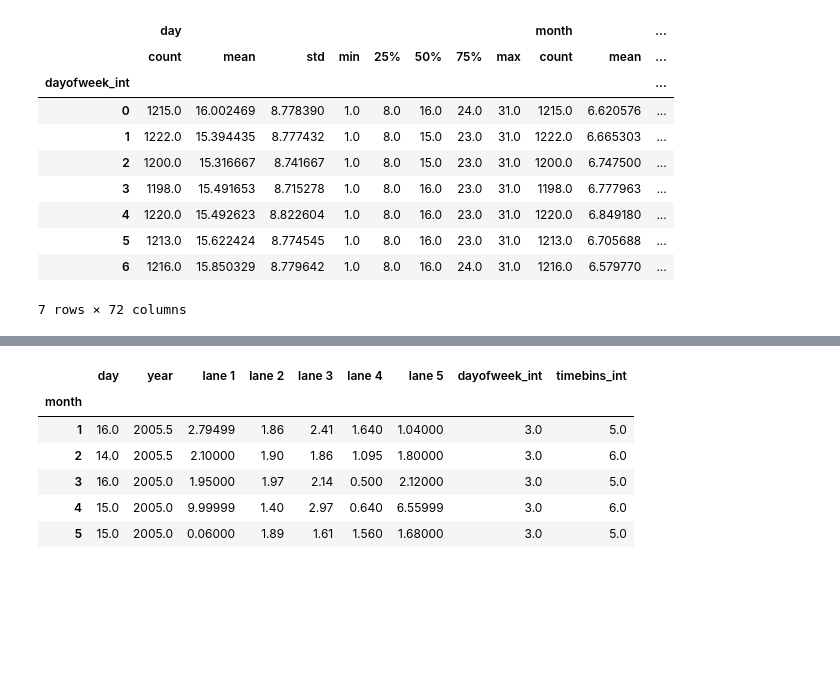
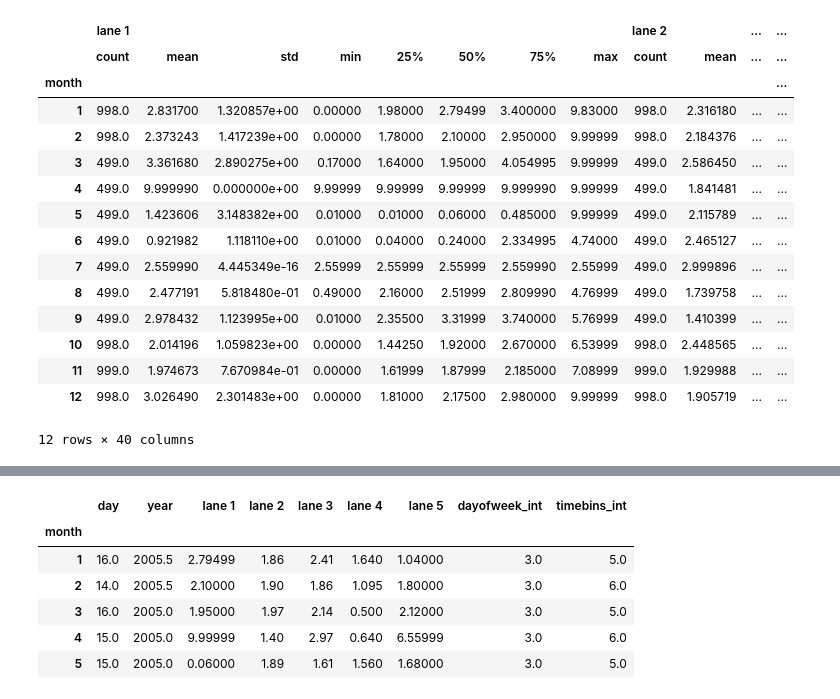
Before and after one commit to vishesh-sarinDXB/Dissolved_Oxygen_Analysis_Unsupervised, a Jupyter notebook: notebooks/do-rabee-pyf2-actual-consolidation-code.ipynb, the cells around one changed output, grey strips where cells are left out. Saved outputs shown, nothing was run; the diff lists cells and outputs as text; code cells hidden in the pictures; blank space fills up the shorter version.

```diff
--- a/notebooks/do-rabee-pyf2-actual-consolidation-code.ipynb
+++ b/notebooks/do-rabee-pyf2-actual-consolidation-code.ipynb
@@ -174,16 +23,19 @@ do_data_mtb = do_data.groupby(['month', 'timebins_int'])
 # %%
-do_data_month.describe().drop(columns = ['day', 'year', 'dayofweek_int', 'timebins_int']).to_csv('test')
+# do_data_month.describe().drop(columns = ['year', 'day', 'dayofweek_int', 'timebins_int']).to_csv()
+# %% [output]
+|  | lane 1 |  |  |  |  |  |  |  | lane 2 |  | ... | ... |
+|  | count | mean | std | min | 25% | 50% | 75% | max | count | mean | ... | ... |
+| month |  |  |  |  |  |  |  |  |  |  |  | ... |
+| 1 | 998.0 | 2.831700 | 1.320857e+00 | 0.00000 | 1.98000 | 2.79499 | 3.400000 | 9.83000 | 998.0 | 2.316180 | ... | ... |
+| 2 | 998.0 | 2.373243 | 1.417239e+00 | 0.00000 | 1.78000 | 2.10000 | 2.950000 | 9.99999 | 998.0 | 2.184376 | ... | ... |
+| 3 | 499.0 | 3.361680 | 2.890275e+00 | 0.17000 | 1.64000 | 1.95000 | 4.054995 | 9.99999 | 499.0 | 2.586450 | ... | ... |
+| 4 | 499.0 | 9.999990 | 0.000000e+00 | 9.99999 | 9.99999 | 9.99999 | 9.999990 | 9.99999 | 499.0 | 1.841481 | ... | ... |
+| 5 | 499.0 | 1.423606 | 3.148382e+00 | 0.01000 | 0.01000 | 0.06000 | 0.485000 | 9.99999 | 499.0 | 2.115789 | ... | ... |
+| 6 | 499.0 | 0.921982 | 1.118110e+00 | 0.01000 | 0.04000 | 0.24000 | 2.334995 | 4.74000 | 499.0 | 2.465127 | ... | ... |
+| 7 | 499.0 | 2.559990 | 4.445349e-16 | 2.55999 | 2.55999 | 2.55999 | 2.559990 | 2.55999 | 499.0 | 2.999896 | ... | ... |
+| 8 | 499.0 | 2.477191 | 5.818480e-01 | 0.49000 | 2.16000 | 2.51999 | 2.809990 | 4.76999 | 499.0 | 1.739758 | ... | ... |
+| 9 | 499.0 | 2.978432 | 1.123995e+00 | 0.01000 | 2.35500 | 3.31999 | 3.740000 | 5.76999 | 499.0 | 1.410399 | ... | ... |
+| 10 | 998.0 | 2.014196 | 1.059823e+00 | 0.00000 | 1.44250 | 1.92000 | 2.670000 | 6.53999 | 998.0 | 2.448565 | ... | ... |
+| 11 | 999.0 | 1.974673 | 7.670984e-01 | 0.00000 | 1.61999 | 1.87999 | 2.185000 | 7.08999 | 999.0 | 1.929988 | ... | ... |
+| 12 | 998.0 | 3.026490 | 2.301483e+00 | 0.00000 | 1.81000 | 2.17500 | 2.980000 | 9.99999 | 998.0 | 1.905719 | ... | ... |
+12 rows × 40 columns
-# %%
-do_data_dow.describe()
-# %% [output]
-|  | day |  |  |  |  |  |  |  | month |  | ... |
-|  | count | mean | std | min | 25% | 50% | 75% | max | count | mean | ... |
-| dayofweek_int |  |  |  |  |  |  |  |  |  |  | ... |
-| 0 | 1215.0 | 16.002469 | 8.778390 | 1.0 | 8.0 | 16.0 | 24.0 | 31.0 | 1215.0 | 6.620576 | ... |
-| 1 | 1222.0 | 15.394435 | 8.777432 | 1.0 | 8.0 | 15.0 | 23.0 | 31.0 | 1222.0 | 6.665303 | ... |
-| 2 | 1200.0 | 15.316667 | 8.741667 | 1.0 | 8.0 | 15.0 | 23.0 | 31.0 | 1200.0 | 6.747500 | ... |
-| 3 | 1198.0 | 15.491653 | 8.715278 | 1.0 | 8.0 | 16.0 | 23.0 | 31.0 | 1198.0 | 6.777963 | ... |
-| 4 | 1220.0 | 15.492623 | 8.822604 | 1.0 | 8.0 | 16.0 | 23.0 | 31.0 | 1220.0 | 6.849180 | ... |
-| 5 | 1213.0 | 15.622424 | 8.774545 | 1.0 | 8.0 | 16.0 | 23.0 | 31.0 | 1213.0 | 6.705688 | ... |
-| 6 | 1216.0 | 15.850329 | 8.779642 | 1.0 | 8.0 | 16.0 | 24.0 | 31.0 | 1216.0 | 6.579770 | ... |
-7 rows × 72 columns
```
Also changed, not shown: parts of 24 cells of this notebook, 2 other files.
